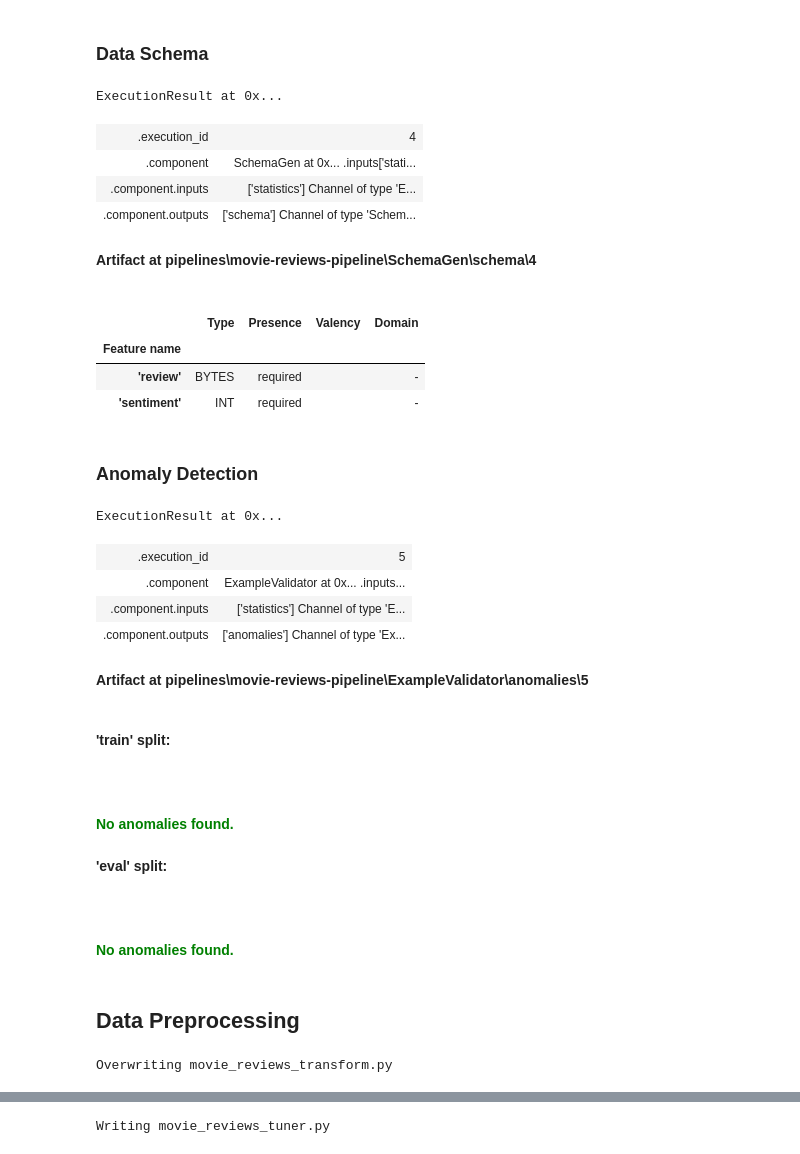
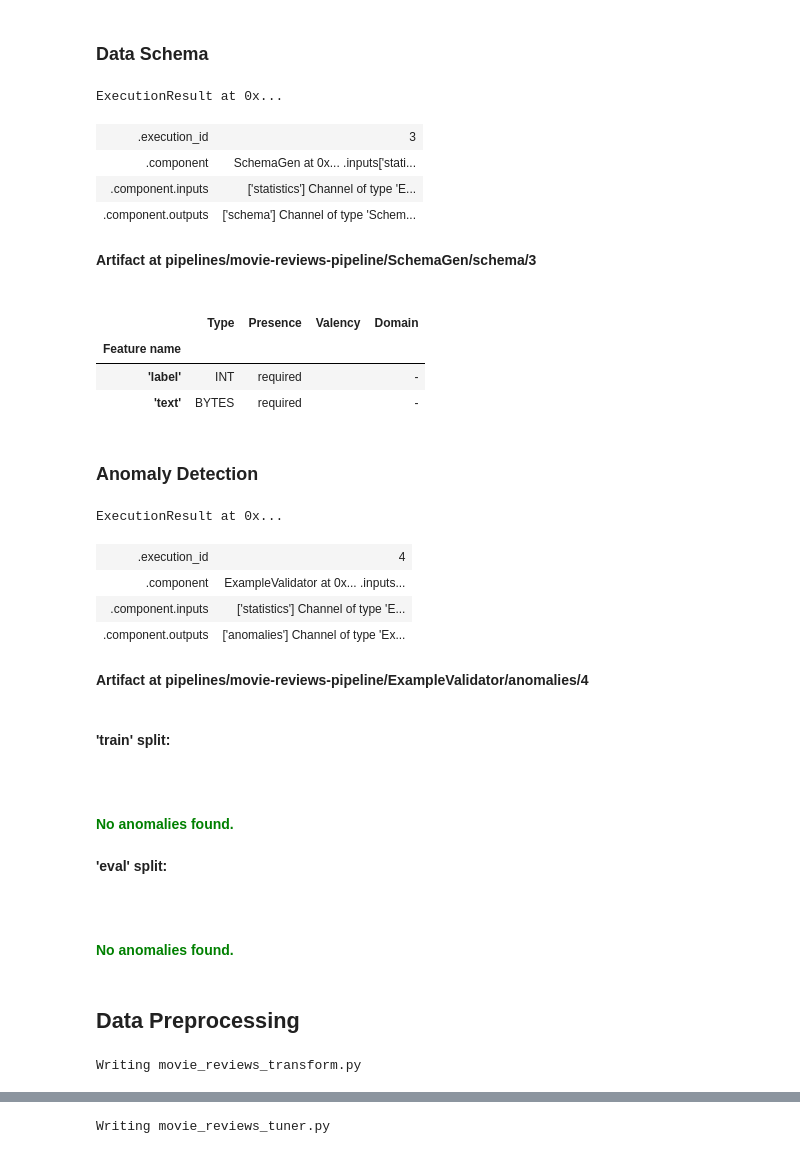
Before and after one commit to nurmuhimawann/movie-reviews-classification, a Jupyter notebook: tf_pipelines.ipynb, the cells around one changed output, grey strips where cells are left out. Drawn from its saved outputs; the diff is of its cells as text; code cells hidden in the pictures.

```diff
--- a/tf_pipelines.ipynb
+++ b/tf_pipelines.ipynb
@@ -114,4 +172,4 @@ df.head()
 # %%
 # define root
-DATA_ROOT = ENCODE_CSV_PATH
+DATA_ROOT = DATA_PATH
 # %% [markdown]
@@ -161,30 +220,32 @@ Artifact at pipelines\movie-reviews-pipeline\StatisticsGen\statistics\3
 'eval' split:
 [interactive output not drawn]
 # %% [markdown]
-### Data Schema
+### **Data Schema**
 # %%
-schema_gen = SchemaGen(statistics=statistics_gen.outputs["statistics"]
+# schema
+schema_gen = SchemaGen(
+    statistics=statistics_gen.outputs["statistics"]
 )
 
-
 interactive_context.run(schema_gen)
 # %% [output]
 ExecutionResult at 0x...
-| .execution_id | 4 |
+| .execution_id | 3 |
 | .component | SchemaGen at 0x... .inputs['stati... |
 | .component.inputs | ['statistics'] Channel of type 'E... |
 | .component.outputs | ['schema'] Channel of type 'Schem... |
 # %%
 interactive_context.show(schema_gen.outputs["schema"])
 # %% [output]
-Artifact at pipelines\movie-reviews-pipeline\SchemaGen\schema\4
+Artifact at pipelines/movie-reviews-pipeline/SchemaGen/schema/3
 |  | Type | Presence | Valency | Domain |
 | Feature name |  |  |  |  |
-| 'review' | BYTES | required |  | - |
-| 'sentiment' | INT | required |  | - |
+| 'label' | INT | required |  | - |
+| 'text' | BYTES | required |  | - |
 # %% [markdown]
-### Anomaly Detection
+### **Anomaly Detection**
 # %%
+# anomaly
 example_validator = ExampleValidator(
     statistics=statistics_gen.outputs['statistics'],
     schema=schema_gen.outputs['schema']
@@ -193,28 +254,28 @@ example_validator = ExampleValidator(
 interactive_context.run(example_validator)
 # %% [output]
 ExecutionResult at 0x...
-| .execution_id | 5 |
+| .execution_id | 4 |
 | .component | ExampleValidator at 0x... .inputs... |
 | .component.inputs | ['statistics'] Channel of type 'E... |
 | .component.outputs | ['anomalies'] Channel of type 'Ex... |
 # %%
 interactive_context.show(example_validator.outputs['anomalies'])
 # %% [output]
-Artifact at pipelines\movie-reviews-pipeline\ExampleValidator\anomalies\5
+Artifact at pipelines/movie-reviews-pipeline/ExampleValidator/anomalies/4
 'train' split:
 No anomalies found.
 'eval' split:
 No anomalies found.
 # %% [markdown]
-## Data Preprocessing
+## **Data Preprocessing**
 # %%
 TRANSFORM_MODULE_FILE = "movie_reviews_transform.py"
 # %%
 %%writefile {TRANSFORM_MODULE_FILE}
 import tensorflow as tf
 
-LABEL_KEY = "sentiment"
-FEATURE_KEY = "review"
+LABEL_KEY = "label"
+FEATURE_KEY = "text"
 
 def transformed_name(key):
     """Renaming transformed features"""
@@ -239,5 +300,5 @@ def preprocessing_fn(inputs):
 
     return outputs
 # %% [output]
-Overwriting movie_reviews_transform.py
+Writing movie_reviews_transform.py
 # %%
```
Also changed, not shown: parts of 62 cells of this notebook, 9 other files.
